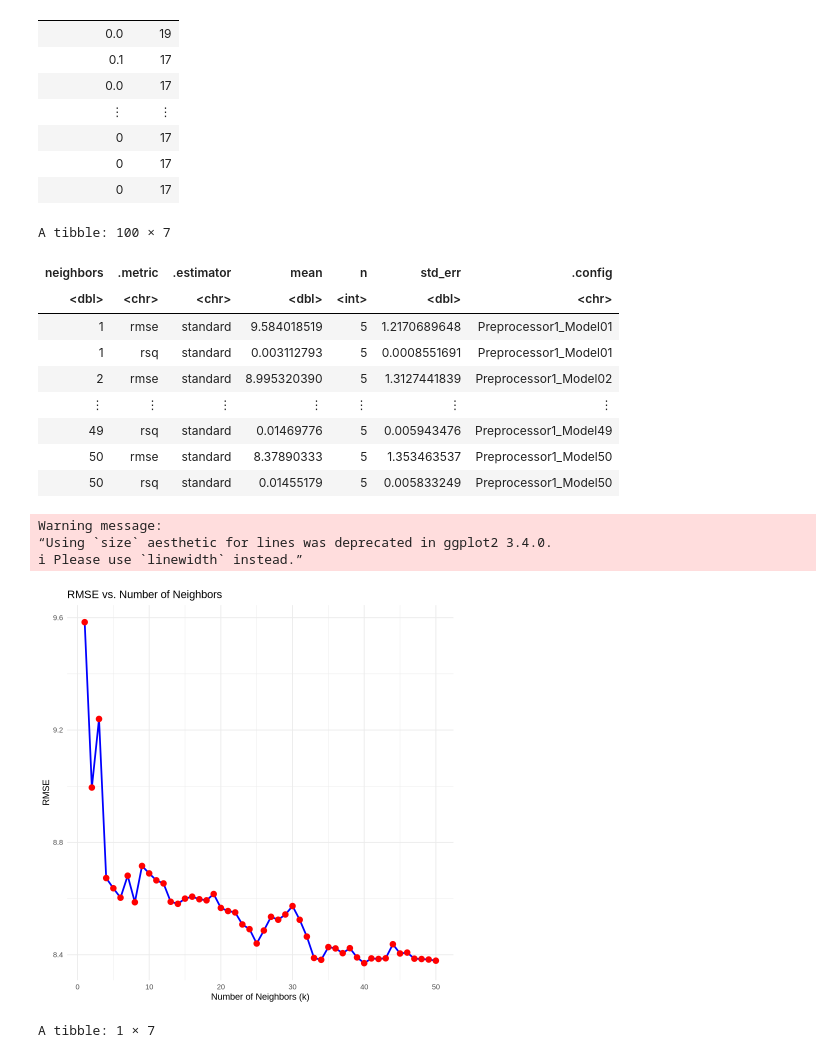
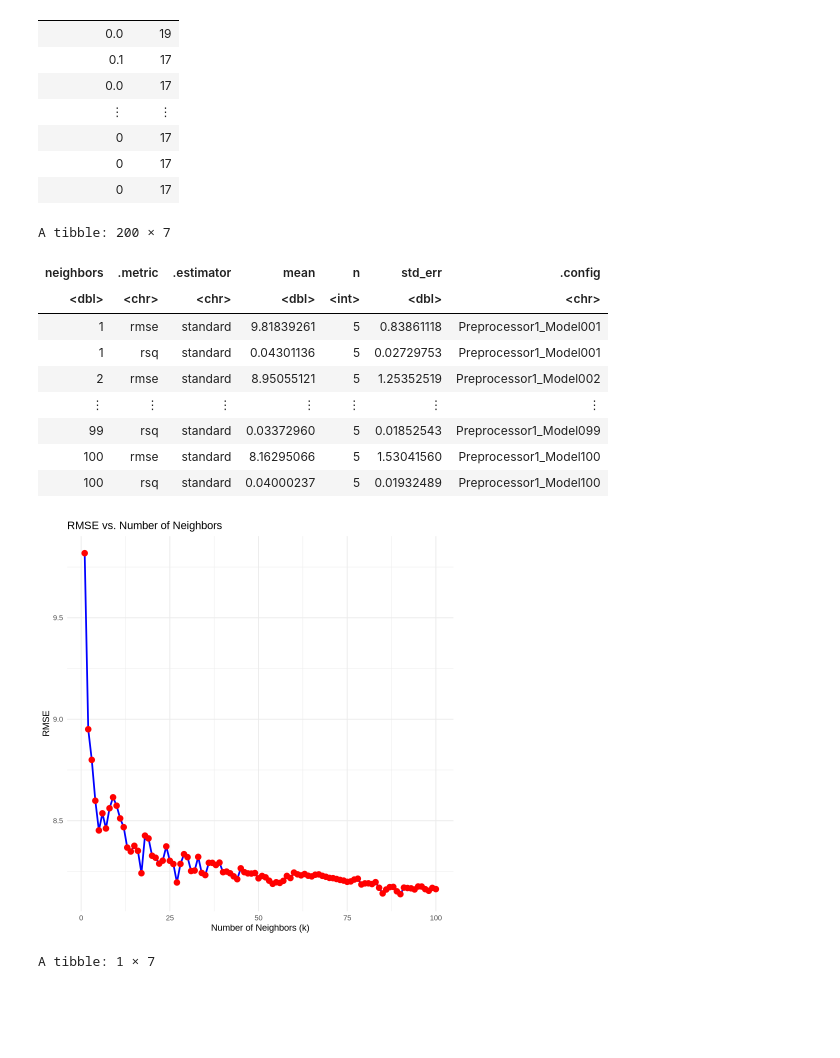
Before and after one commit to alicezh12/Project-Final-Report, a Jupyter notebook: final_project.ipynb, the cells around one changed output. Drawn from its saved outputs; the diff is of its cells as text; code cells hidden in the pictures; blank space fills up the shorter version.

```diff
--- a/final_project.ipynb
+++ b/final_project.ipynb
@@ -227,35 +227,35 @@ A tibble: 50 × 2
 # %%
 
 players_spec <- nearest_neighbor(weight_func = "rectangular", neighbors = tune()) |>
     set_engine("kknn") |>
     set_mode("regression")
 
 
 players_recipe <- recipe(played_hours ~ age, data = players_select)
 
 players_vfold <- vfold_cv(players_training, v = 5, strata = played_hours)
 
 players_workflow <- workflow() |>
     add_recipe(players_recipe) |>
     add_model(players_spec)
 
-gridvals <- tibble(neighbors = seq(1,50, by = 1))
+gridvals <- tibble(neighbors = seq(1,100, by = 1))
 
 players_results <- players_workflow |>
     tune_grid(resamples = players_vfold, grid = gridvals) |>
     collect_metrics()
 players_results
 # %% [output]
-A tibble: 100 × 7
+A tibble: 200 × 7
 | neighbors | .metric | .estimator | mean | n | std_err | .config |
 | <dbl> | <chr> | <chr> | <dbl> | <int> | <dbl> | <chr> |
-| 1 | rmse | standard | 9.584018519 | 5 | 1.2170689648 | Preprocessor1_Model01 |
-| 1 | rsq | standard | 0.003112793 | 5 | 0.0008551691 | Preprocessor1_Model01 |
-| 2 | rmse | standard | 8.995320390 | 5 | 1.3127441839 | Preprocessor1_Model02 |
+| 1 | rmse | standard | 9.81839261 | 5 | 0.83861118 | Preprocessor1_Model001 |
+| 1 | rsq | standard | 0.04301136 | 5 | 0.02729753 | Preprocessor1_Model001 |
+| 2 | rmse | standard | 8.95055121 | 5 | 1.25352519 | Preprocessor1_Model002 |
 | ⋮ | ⋮ | ⋮ | ⋮ | ⋮ | ⋮ | ⋮ |
-| 49 | rsq | standard | 0.01469776 | 5 | 0.005943476 | Preprocessor1_Model49 |
-| 50 | rmse | standard | 8.37890333 | 5 | 1.353463537 | Preprocessor1_Model50 |
-| 50 | rsq | standard | 0.01455179 | 5 | 0.005833249 | Preprocessor1_Model50 |
+| 99 | rsq | standard | 0.03372960 | 5 | 0.01852543 | Preprocessor1_Model099 |
+| 100 | rmse | standard | 8.16295066 | 5 | 1.53041560 | Preprocessor1_Model100 |
+| 100 | rsq | standard | 0.04000237 | 5 | 0.01932489 | Preprocessor1_Model100 |
 # %%
 
 rmse_data <- players_results |>
@@ -274,10 +274,7 @@ rmse_plot <- rmse_data |>
 
 rmse_plot
 # %% [output]
-Warning message:
-“Using `size` aesthetic for lines was deprecated in ggplot2 3.4.0.
-ℹ Please use `linewidth` instead.”
-[figure, old version]
+[figure, new version]
 # %%
 
 players_min <- players_results |>
```
Also changed, not shown: parts of 3 cells of this notebook.
